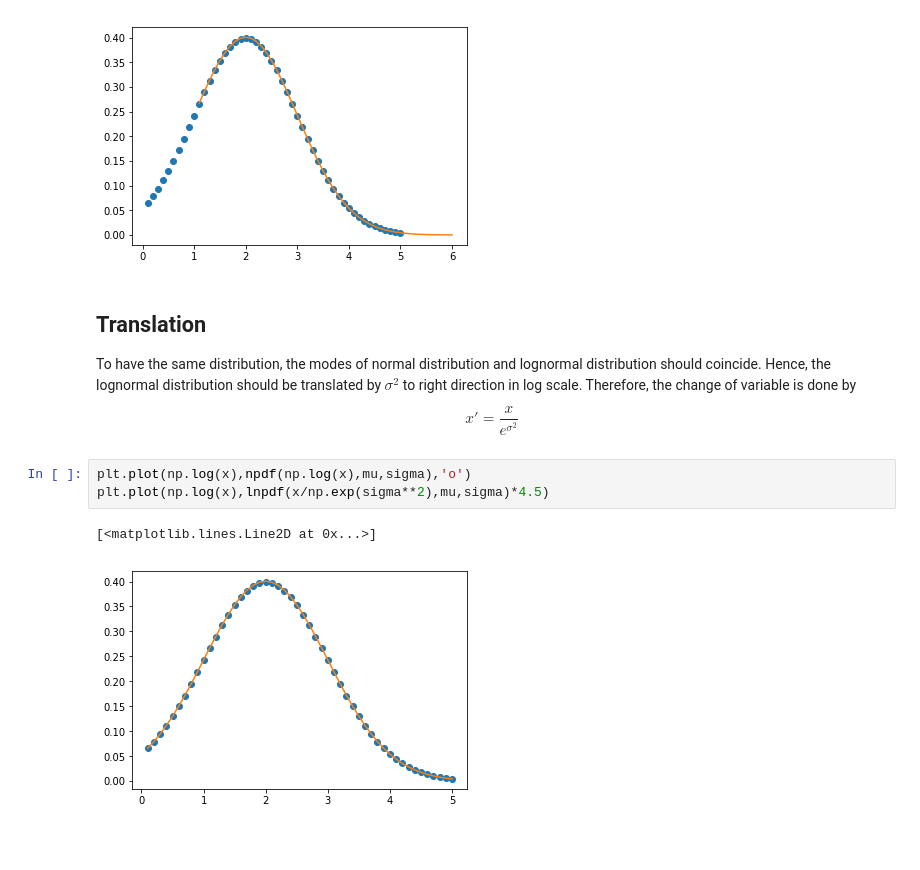
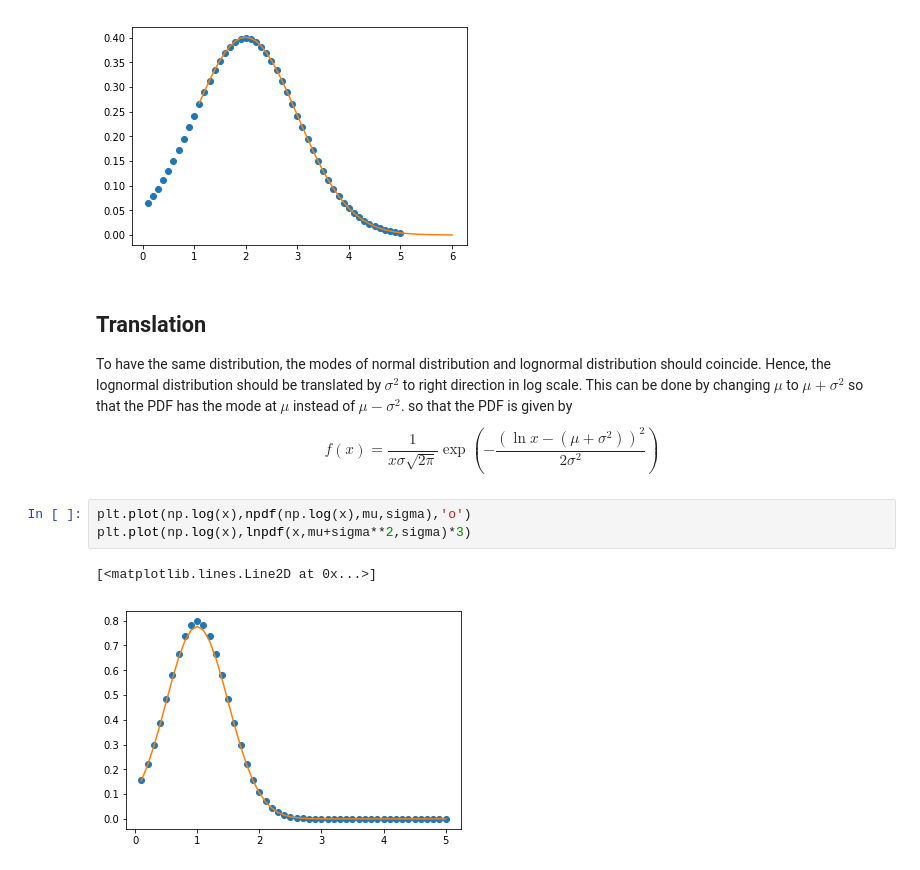
Before and after one commit to lsg6140/Python, a Jupyter notebook: PBM/Lognormal.ipynb, the cells around one changed output. Drawn from its saved outputs; the diff is of its cells as text; blank space fills up the shorter version.

```diff
--- a/PBM/Lognormal.ipynb
+++ b/PBM/Lognormal.ipynb
@@ -90,13 +90,14 @@ plt.plot(np.log(x*np.exp(sigma**2)),lnpdf(x,mu,sigma)*4.5)
 [figure]
 # %% [markdown]
 ## Translation
-To have the same distribution, the modes of normal distribution and lognormal distribution should coincide. Hence, the lognormal distribution should be translated by $\sigma^2$ to right direction in log scale. Therefore, the change of variable is done by
+To have the same distribution, the modes of normal distribution and lognormal distribution should coincide. Hence, the lognormal distribution should be translated by $\sigma^2$ to right direction in log scale. This can be done by changing $\mu$ to $\mu+\sigma^2$ so that the PDF has the mode at $\mu$ instead of $\mu-\sigma^2$.
+so that the PDF is given by
 \begin{equation}
-x'=\frac{x}{e^{\sigma^2}}
+f(x)=\frac{1}{x\sigma\sqrt{2\pi}}\exp\left(-\frac{\left(\ln x-(\mu+\sigma^2)\right)^2}{2\sigma^2}\right)
 \end{equation}
 # %%
 plt.plot(np.log(x),npdf(np.log(x),mu,sigma),'o')
-plt.plot(np.log(x),lnpdf(x/np.exp(sigma**2),mu,sigma)*4.5)
+plt.plot(np.log(x),lnpdf(x,mu+sigma**2,sigma)*3)
 # %% [output]
 [<matplotlib.lines.Line2D at 0x...>]
-[figure, old version]
+[figure, new version]
```
Also changed, not shown: parts of 3 cells of this notebook, 3 other files.
